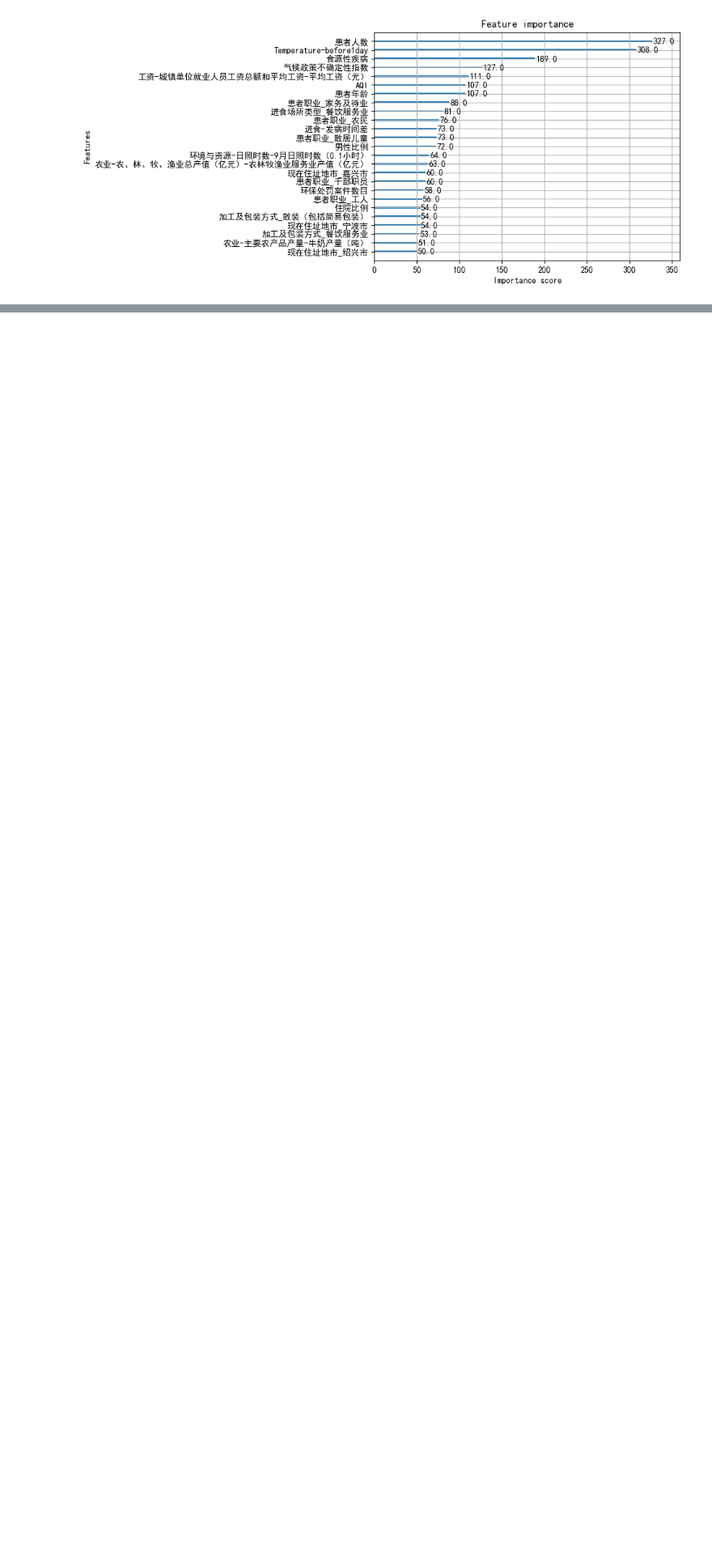
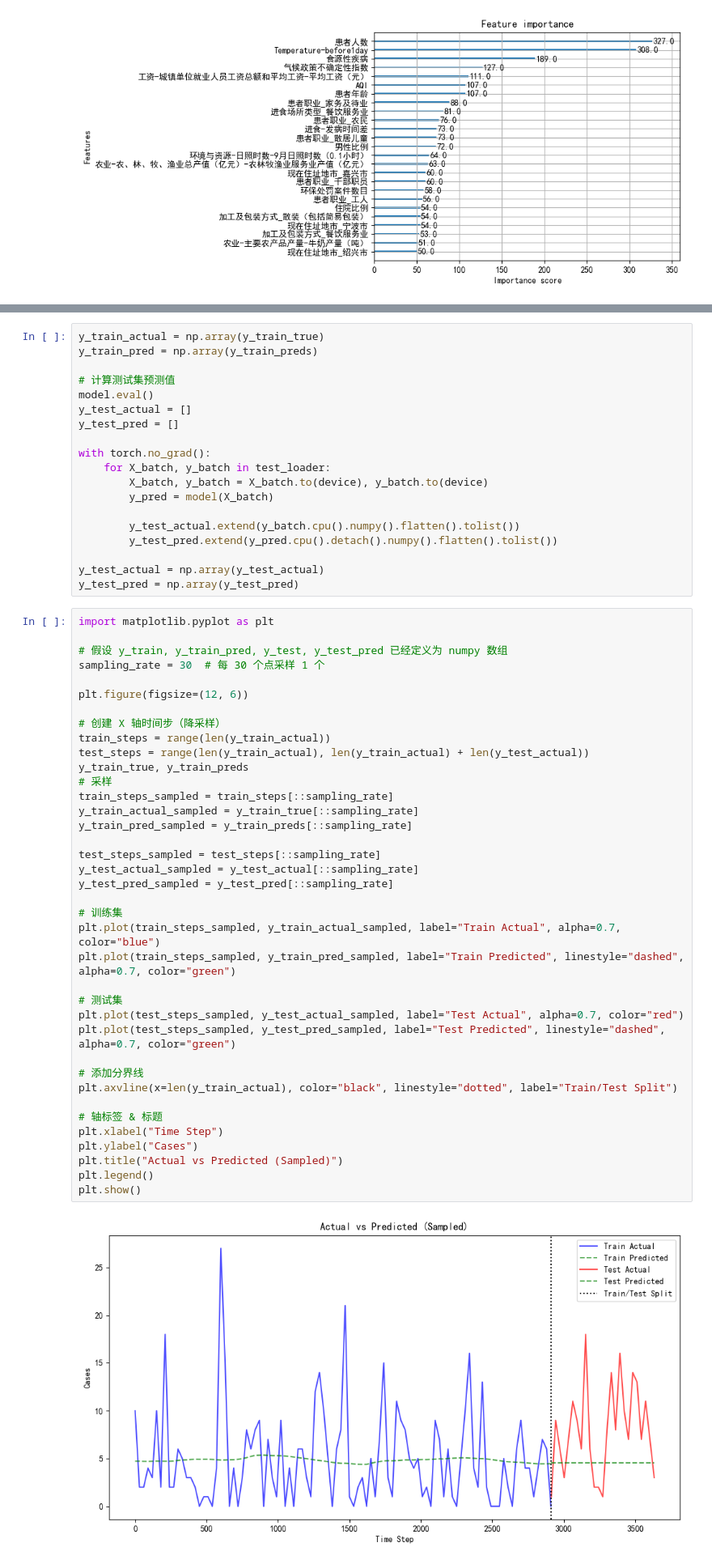
Before and after one commit to QuikZiHao/food_disease_predict, a Jupyter notebook: data preprocess.ipynb, the cells around one changed output, grey strips where cells are left out. Shown at 81% size. Saved outputs shown, nothing was run; the diff lists cells and outputs as text; blank space fills up the shorter version.

```diff
--- a/data preprocess.ipynb
+++ b/data preprocess.ipynb
@@ -986,0 +1121,59 @@ plt.show()
+# %%
+y_train_actual = np.array(y_train_true)
+y_train_pred = np.array(y_train_preds)
+
+# 计算测试集预测值
+model.eval()
+y_test_actual = []
+y_test_pred = []
+
+with torch.no_grad():
+    for X_batch, y_batch in test_loader:
+        X_batch, y_batch = X_batch.to(device), y_batch.to(device)
+        y_pred = model(X_batch)
+
+        y_test_actual.extend(y_batch.cpu().numpy().flatten().tolist())
+        y_test_pred.extend(y_pred.cpu().detach().numpy().flatten().tolist())
+
+y_test_actual = np.array(y_test_actual)
+y_test_pred = np.array(y_test_pred)
+# %%
+import matplotlib.pyplot as plt
+
+# 假设 y_train, y_train_pred, y_test, y_test_pred 已经定义为 numpy 数组
+sampling_rate = 30  # 每 30 个点采样 1 个
+
+plt.figure(figsize=(12, 6))
+
+# 创建 X 轴时间步（降采样）
+train_steps = range(len(y_train_actual))
+test_steps = range(len(y_train_actual), len(y_train_actual) + len(y_test_actual))
+y_train_true, y_train_preds
+# 采样
+train_steps_sampled = train_steps[::sampling_rate]
+y_train_actual_sampled = y_train_true[::sampling_rate]
+y_train_pred_sampled = y_train_preds[::sampling_rate]
+
+test_steps_sampled = test_steps[::sampling_rate]
+y_test_actual_sampled = y_test_actual[::sampling_rate]
+y_test_pred_sampled = y_test_pred[::sampling_rate]
+
+# 训练集
+plt.plot(train_steps_sampled, y_train_actual_sampled, label="Train Actual", alpha=0.7, color="blue")
+plt.plot(train_steps_sampled, y_train_pred_sampled, label="Train Predicted", linestyle="dashed", alpha=0.7, color="green")
+
+# 测试集
+plt.plot(test_steps_sampled, y_test_actual_sampled, label="Test Actual", alpha=0.7, color="red")
+plt.plot(test_steps_sampled, y_test_pred_sampled, label="Test Predicted", linestyle="dashed", alpha=0.7, color="green")
+
+# 添加分界线
+plt.axvline(x=len(y_train_actual), color="black", linestyle="dotted", label="Train/Test Split")
+
+# 轴标签 & 标题
+plt.xlabel("Time Step")
+plt.ylabel("Cases")
+plt.title("Actual vs Predicted (Sampled)")
+plt.legend()
+plt.show()
+# %% [output]
+[figure, added]
```
Also changed, not shown: parts of 5 cells of this notebook.
